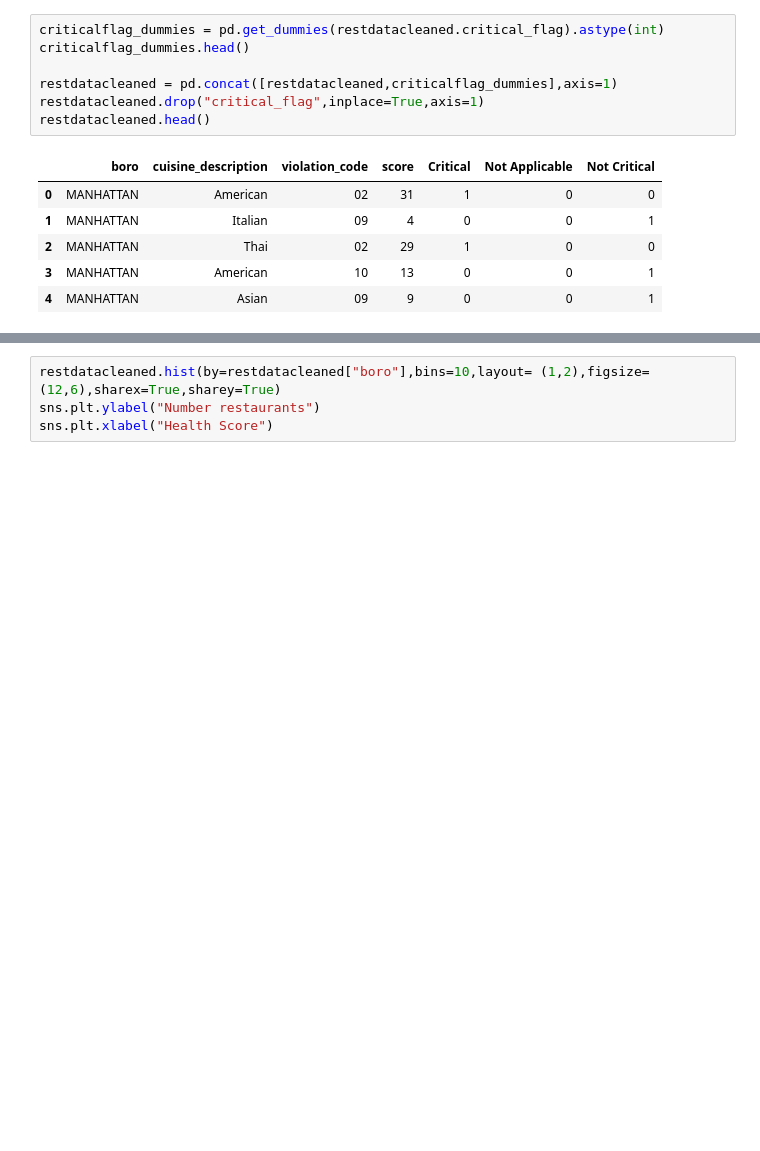
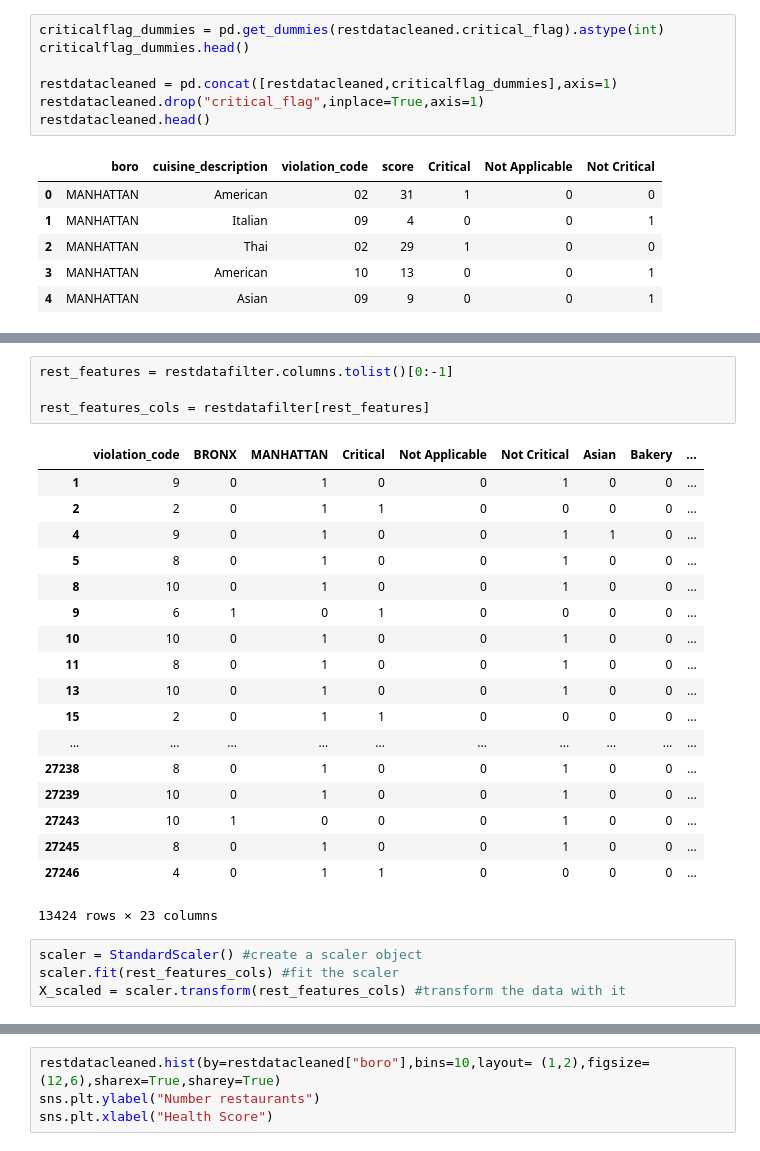
Before and after one commit to evt5020/NYCRestaurantHealthData, a Jupyter notebook: NYC Health Datav2.ipynb, the cells around one changed output, grey strips where cells are left out. Saved outputs shown, nothing was run; the diff lists cells and outputs as text; blank space fills up the shorter version.

```diff
--- a/NYC Health Datav2.ipynb
+++ b/NYC Health Datav2.ipynb
@@ -148,0 +237,27 @@ restdatacleaned.head()
+# %%
+rest_features = restdatafilter.columns.tolist()[0:-1]
+
+rest_features_cols = restdatafilter[rest_features]
+# %% [output]
+|  | violation_code | BRONX | MANHATTAN | Critical | Not Applicable | Not Critical | Asian | Bakery | ... |
+| 1 | 9 | 0 | 1 | 0 | 0 | 1 | 0 | 0 | ... |
+| 2 | 2 | 0 | 1 | 1 | 0 | 0 | 0 | 0 | ... |
+| 4 | 9 | 0 | 1 | 0 | 0 | 1 | 1 | 0 | ... |
+| 5 | 8 | 0 | 1 | 0 | 0 | 1 | 0 | 0 | ... |
+| 8 | 10 | 0 | 1 | 0 | 0 | 1 | 0 | 0 | ... |
+| 9 | 6 | 1 | 0 | 1 | 0 | 0 | 0 | 0 | ... |
+| 10 | 10 | 0 | 1 | 0 | 0 | 1 | 0 | 0 | ... |
+| 11 | 8 | 0 | 1 | 0 | 0 | 1 | 0 | 0 | ... |
+| 13 | 10 | 0 | 1 | 0 | 0 | 1 | 0 | 0 | ... |
+| 15 | 2 | 0 | 1 | 1 | 0 | 0 | 0 | 0 | ... |
+| ... | ... | ... | ... | ... | ... | ... | ... | ... | ... |
+| 27238 | 8 | 0 | 1 | 0 | 0 | 1 | 0 | 0 | ... |
+| 27239 | 10 | 0 | 1 | 0 | 0 | 1 | 0 | 0 | ... |
+| 27243 | 10 | 1 | 0 | 0 | 0 | 1 | 0 | 0 | ... |
+| 27245 | 8 | 0 | 1 | 0 | 0 | 1 | 0 | 0 | ... |
+| 27246 | 4 | 0 | 1 | 1 | 0 | 0 | 0 | 0 | ... |
+13424 rows × 23 columns
+# %%
+scaler = StandardScaler() #create a scaler object
+scaler.fit(rest_features_cols) #fit the scaler
+X_scaled = scaler.transform(rest_features_cols) #transform the data with it
```
Also changed, not shown: parts of 14 cells of this notebook.
